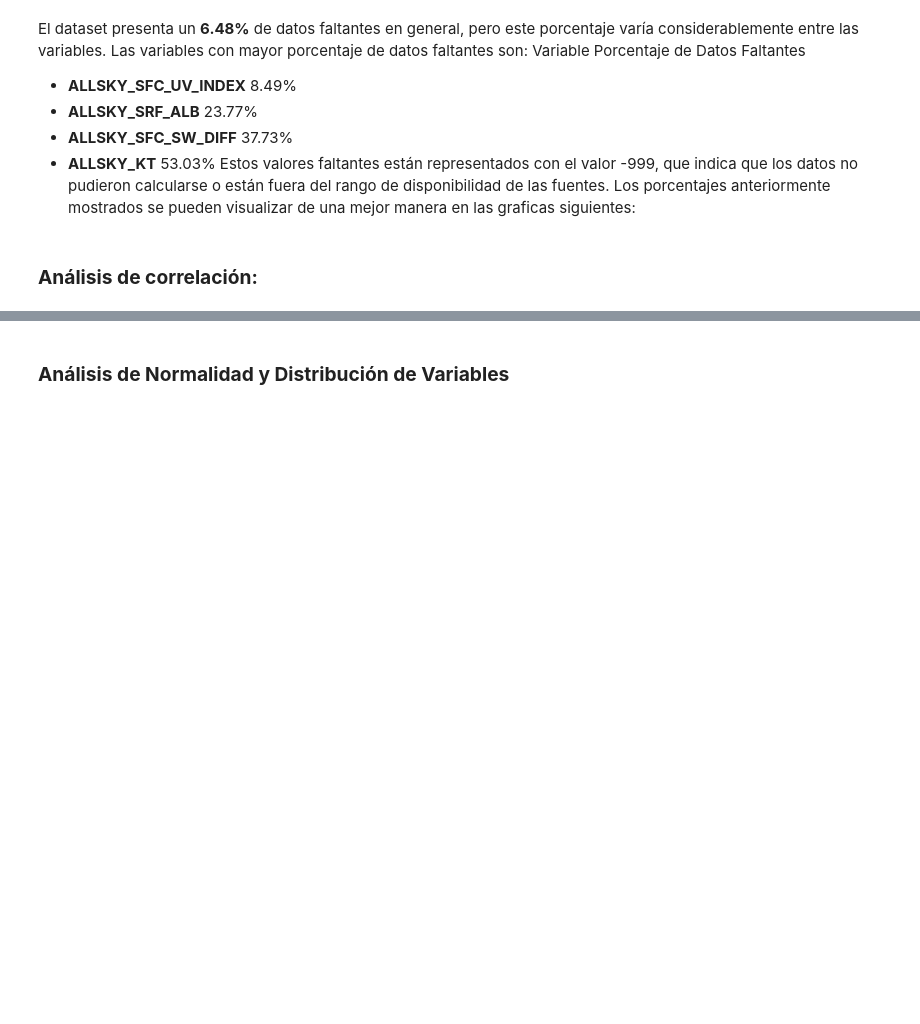
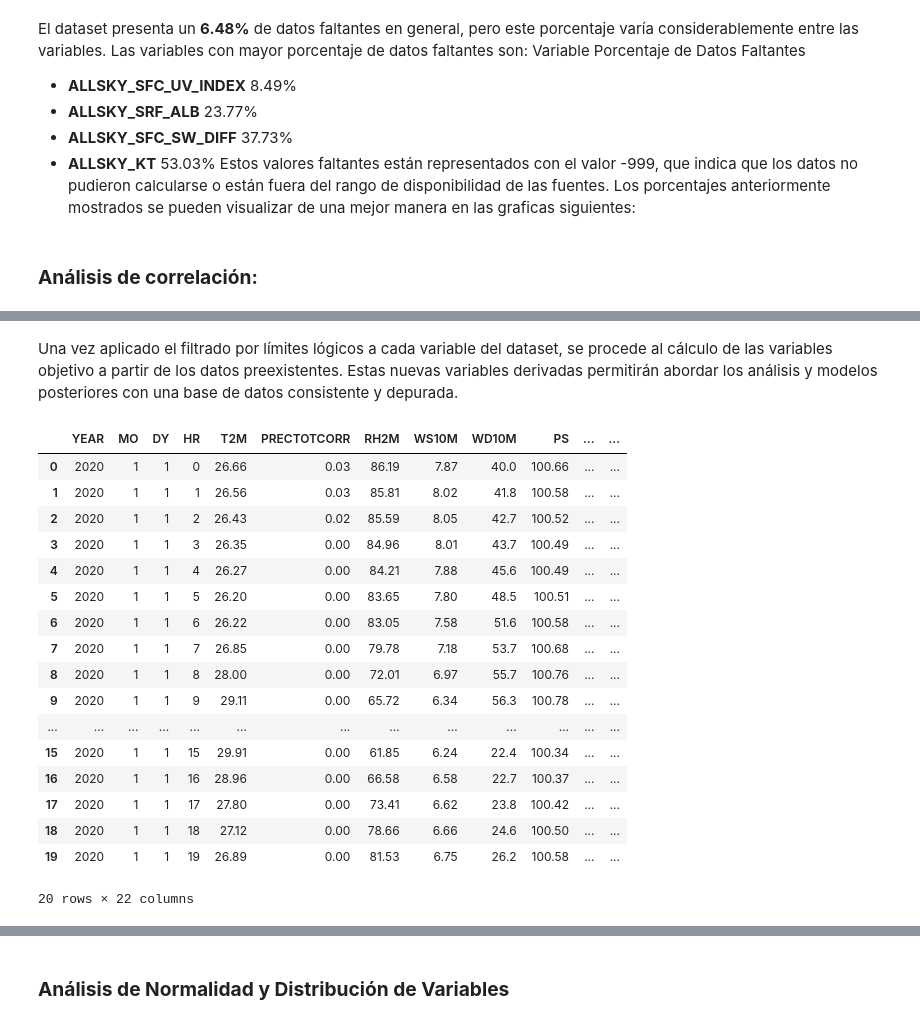
Before and after one commit to YisusParker/proyect_book_main, a Jupyter notebook: notebooks/eda.ipynb, the cells around one changed output, grey strips where cells are left out. Drawn from its saved outputs; the diff is of its cells as text; code cells hidden in the pictures; blank space fills up the shorter version.

```diff
--- a/notebooks/eda.ipynb
+++ b/notebooks/eda.ipynb
@@ -398,0 +388,44 @@ plt.show()
+# %% [markdown]
+Una vez aplicado el filtrado por límites lógicos a cada variable del dataset, se procede al cálculo de las variables objetivo a partir de los datos preexistentes. Estas nuevas variables derivadas permitirán abordar los análisis y modelos posteriores con una base de datos consistente y depurada.
+# %%
+# Calculate the maximum value of the UV index for normalization
+# This step ensures that the UV index is scaled between 0 and 1 for consistent calculations
+uv_max = df_cleaned_limits["ALLSKY_SFC_UV_INDEX"].max()
+
+# Create a new column 'SolarIndex' using a formula that combines multiple variables
+# - Convert ALLSKY_SFC_SW_DIFF from Wh/m² to kWh/m² by dividing by 1000
+# - Normalize ALLSKY_SFC_UV_INDEX by dividing by its maximum value (uv_max)
+# This composite index represents the solar energy potential at each data point
+df_cleaned_limits["SolarIndex"] = (
+    (df_cleaned_limits["ALLSKY_SFC_SW_DIFF"] / 1000) *  # Wh/m² → kWh/m²
+    (df_cleaned_limits["ALLSKY_SFC_UV_INDEX"] / uv_max) # Normalizar UV
+)
+
+# Display the first few rows of the updated DataFrame to verify the new column
+# This step helps ensure that the 'SolarIndex' column was created correctly
+df_cleaned_limits.head(20)
+
+
+# Does not include ALLSKY_KT, therefore:
+# - Does not penalize for turbid atmospheric conditions.
+# - Assumes an "ideal" or average atmosphere for all cases.
+# Additionally, ALLSKY_KT is not used because it has more than 50% missing data.
+# %% [output]
+|  | YEAR | MO | DY | HR | T2M | PRECTOTCORR | RH2M | WS10M | WD10M | PS | ... | ... |
+| 0 | 2020 | 1 | 1 | 0 | 26.66 | 0.03 | 86.19 | 7.87 | 40.0 | 100.66 | ... | ... |
+| 1 | 2020 | 1 | 1 | 1 | 26.56 | 0.03 | 85.81 | 8.02 | 41.8 | 100.58 | ... | ... |
+| 2 | 2020 | 1 | 1 | 2 | 26.43 | 0.02 | 85.59 | 8.05 | 42.7 | 100.52 | ... | ... |
+| 3 | 2020 | 1 | 1 | 3 | 26.35 | 0.00 | 84.96 | 8.01 | 43.7 | 100.49 | ... | ... |
+| 4 | 2020 | 1 | 1 | 4 | 26.27 | 0.00 | 84.21 | 7.88 | 45.6 | 100.49 | ... | ... |
+| 5 | 2020 | 1 | 1 | 5 | 26.20 | 0.00 | 83.65 | 7.80 | 48.5 | 100.51 | ... | ... |
+| 6 | 2020 | 1 | 1 | 6 | 26.22 | 0.00 | 83.05 | 7.58 | 51.6 | 100.58 | ... | ... |
+| 7 | 2020 | 1 | 1 | 7 | 26.85 | 0.00 | 79.78 | 7.18 | 53.7 | 100.68 | ... | ... |
+| 8 | 2020 | 1 | 1 | 8 | 28.00 | 0.00 | 72.01 | 6.97 | 55.7 | 100.76 | ... | ... |
+| 9 | 2020 | 1 | 1 | 9 | 29.11 | 0.00 | 65.72 | 6.34 | 56.3 | 100.78 | ... | ... |
+| ... | ... | ... | ... | ... | ... | ... | ... | ... | ... | ... | ... | ... |
+| 15 | 2020 | 1 | 1 | 15 | 29.91 | 0.00 | 61.85 | 6.24 | 22.4 | 100.34 | ... | ... |
+| 16 | 2020 | 1 | 1 | 16 | 28.96 | 0.00 | 66.58 | 6.58 | 22.7 | 100.37 | ... | ... |
+| 17 | 2020 | 1 | 1 | 17 | 27.80 | 0.00 | 73.41 | 6.62 | 23.8 | 100.42 | ... | ... |
+| 18 | 2020 | 1 | 1 | 18 | 27.12 | 0.00 | 78.66 | 6.66 | 24.6 | 100.50 | ... | ... |
+| 19 | 2020 | 1 | 1 | 19 | 26.89 | 0.00 | 81.53 | 6.75 | 26.2 | 100.58 | ... | ... |
+20 rows × 22 columns
```
Also changed, not shown: parts of 59 cells of this notebook, 4 other files.
